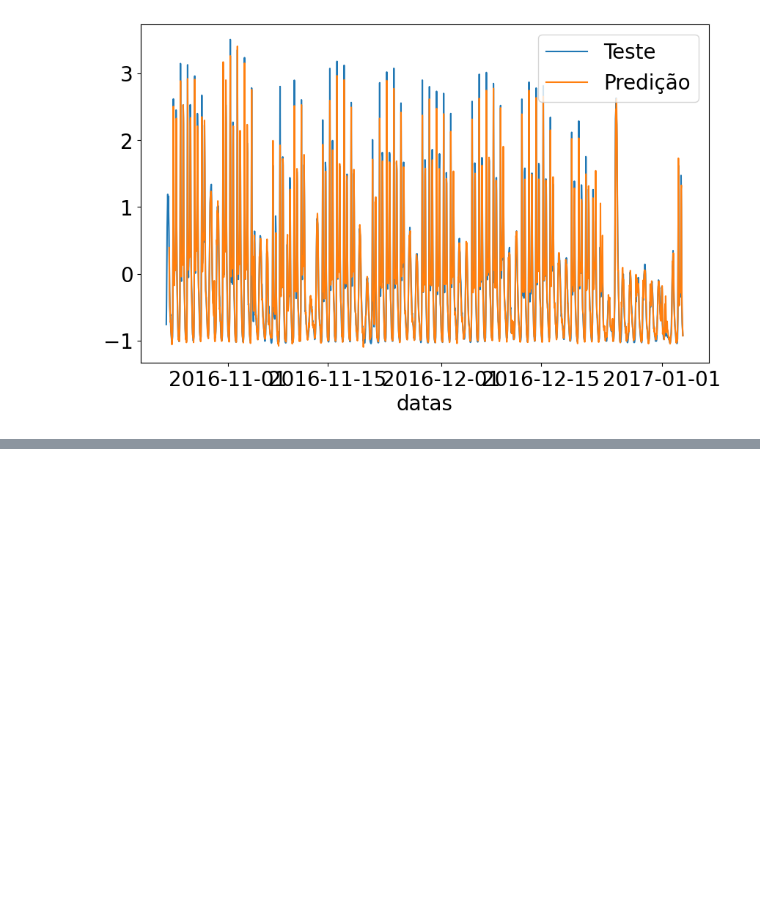
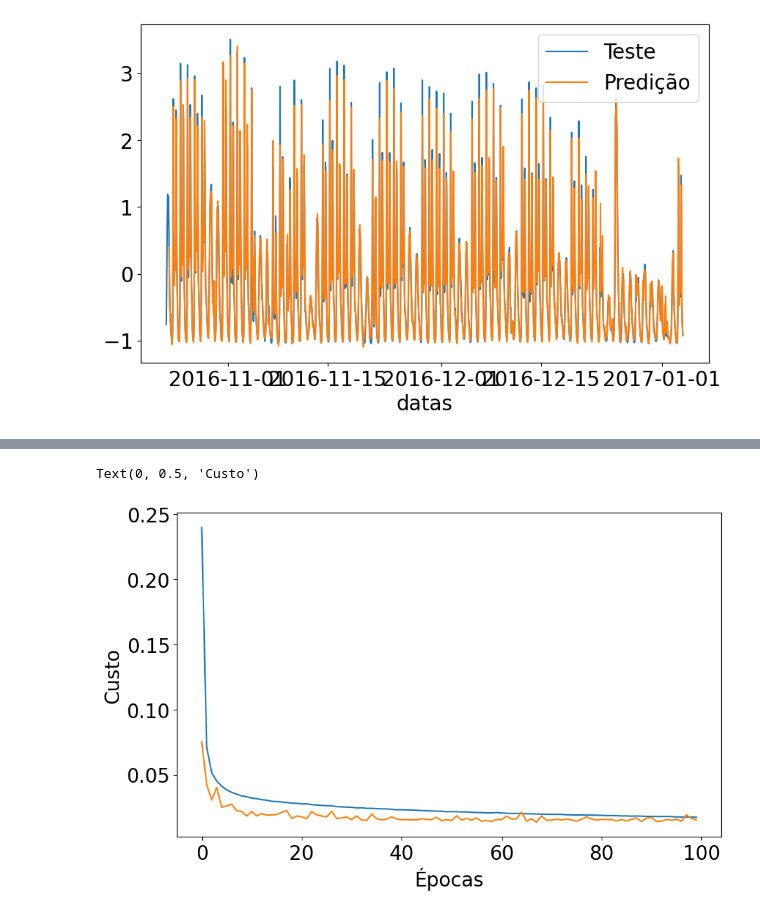
Before and after one commit to Heitorccf/Alura-Forecasting, a Jupyter notebook: exploitation.ipynb, the cells around one changed output, grey strips where cells are left out. Drawn from its saved outputs; the diff is of its cells as text; code cells hidden in the pictures; blank space fills up the shorter version.

```diff
--- a/exploitation.ipynb
+++ b/exploitation.ipynb
@@ -943,0 +946,2 @@ sns.lineplot(x="datas", y=y_pred[:,0], data=bike[tamanho_treino+10:len(bike)], l
+# %%
+recorrente_gru=Sequential()
@@ -943,0 +1028,8 @@ sns.lineplot(x="datas", y=y_pred[:,0], data=bike[tamanho_treino+10:len(bike)], l
+# %%
+plt.plot(resultado2.history["loss"], label="Treino_GRU")
+plt.plot(resultado2.history["val_loss"], label="Teste_GRU")
+plt.xlabel("Épocas")
+plt.ylabel("Custo")
+# %% [output]
+Text(0, 0.5, 'Custo')
+[figure, added]
```
Also changed, not shown: parts of 10 cells of this notebook.
